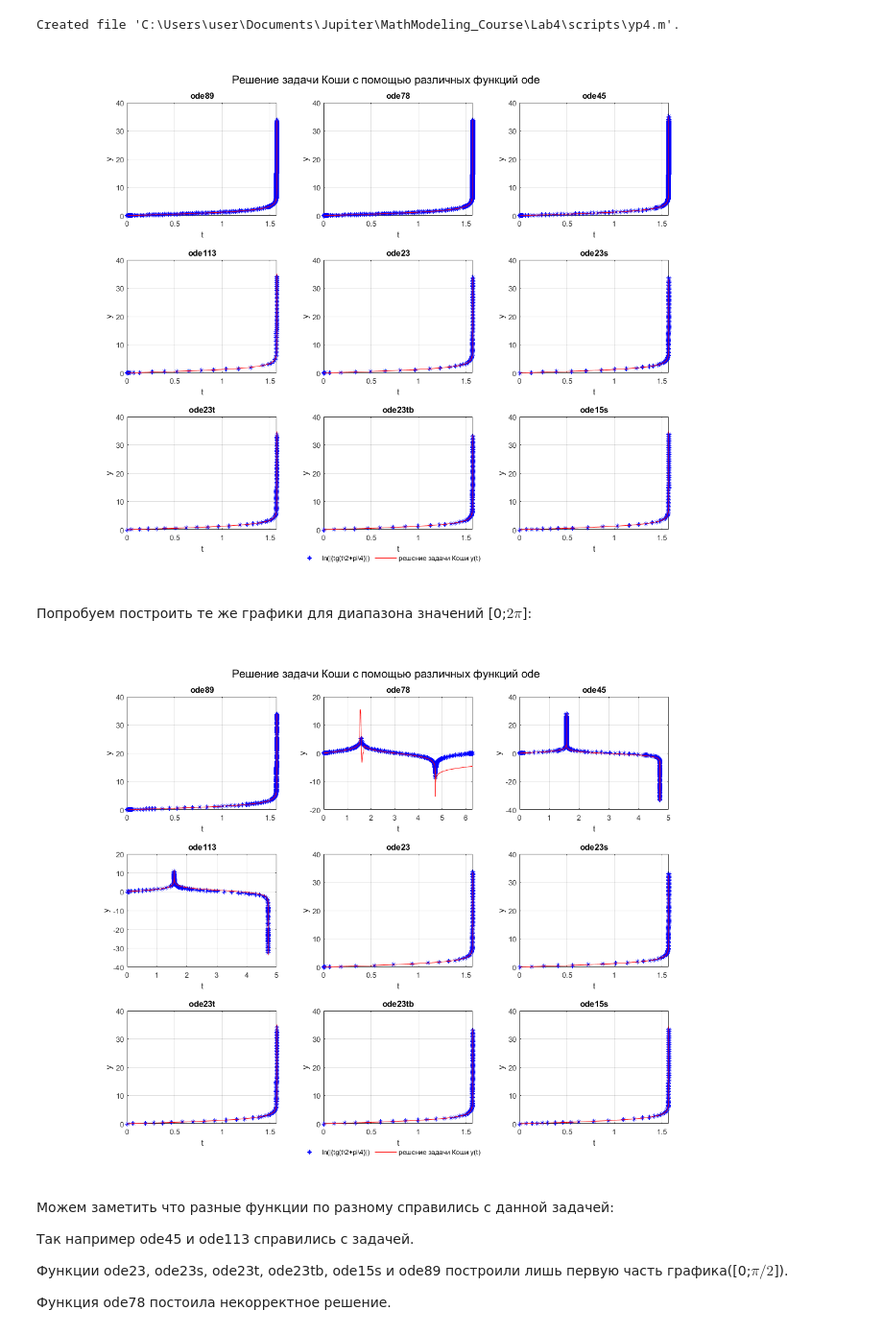
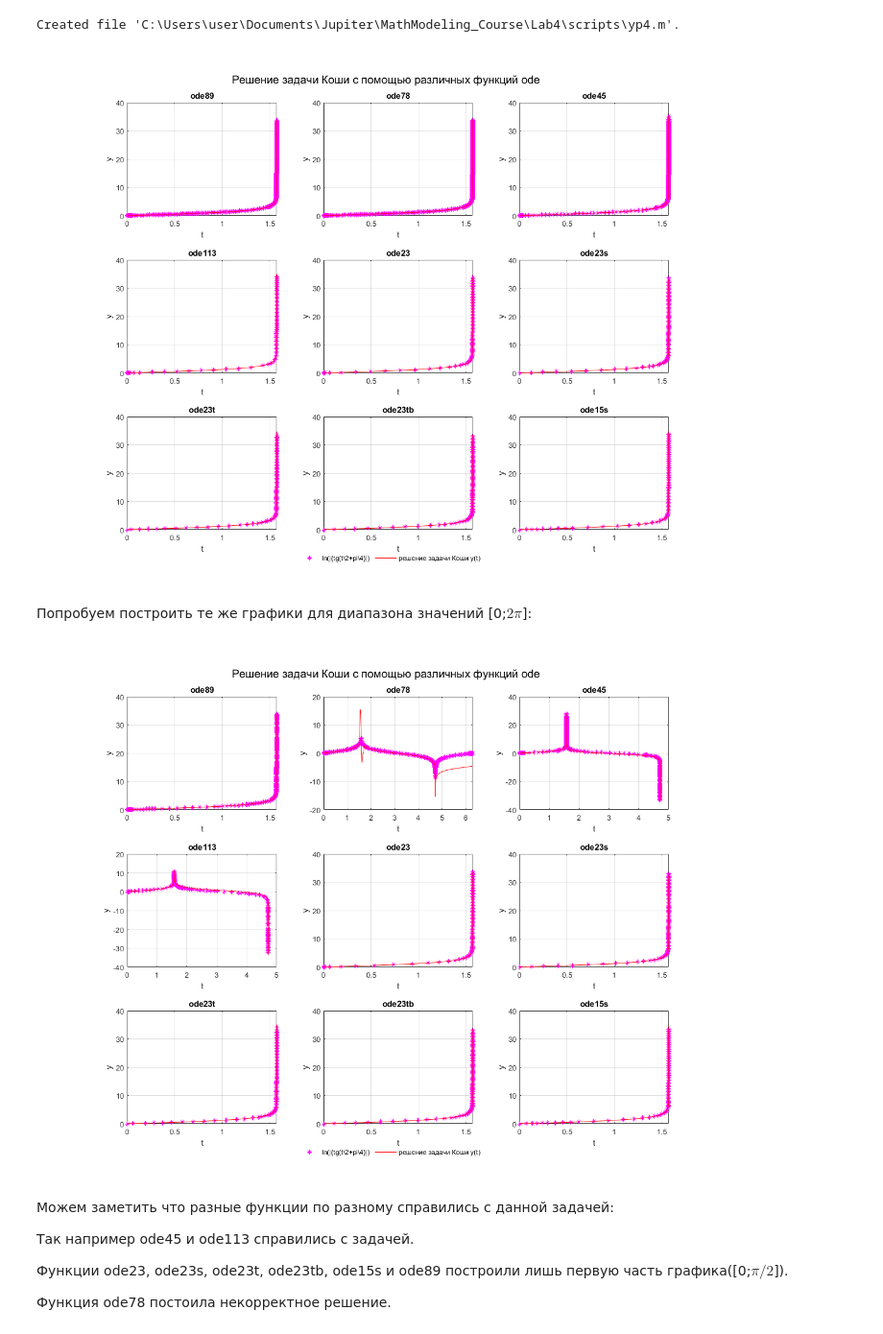
Before and after one commit to Gusarov2906/MathModeling_Course, a Jupyter notebook: Lab4/Lab4.ipynb, the cells around one changed output. Shown at 96% size. Drawn from its saved outputs; the diff is of its cells as text; code cells hidden in the pictures.

```diff
--- a/Lab4/Lab4.ipynb
+++ b/Lab4/Lab4.ipynb
@@ -651,8 +651,8 @@ sgtitle("Решение задачи Коши с помощью различны
 
 [t,Y]=ode89('yp4',[0 pi/2], 0);
 subplot(3,3,1)
-plot(t,log(abs(tan(t./2+pi./4))),'b*',t,Y,'r');
-%plot(t,2.^t./log(2),'b*',t,Y,'r');
+plot(t,log(abs(tan(t./2+pi./4))),'m*',t,Y,'r');
+%plot(t,2.^t./log(2),'m*',t,Y,'r');
 title("ode89")
 xlabel("t")
 ylabel("y")
@@ -660,7 +660,7 @@ grid on;
 
 [t,Y]=ode78('yp4',[0 pi/2], 0);
 subplot(3,3,2)
-plot(t,log(abs(tan(t./2+pi./4))),'b*',t,Y,'r');
+plot(t,log(abs(tan(t./2+pi./4))),'m*',t,Y,'r');
 title("ode78")
 xlabel("t")
 ylabel("y")
@@ -668,7 +668,7 @@ grid on;
 
 [t,Y]=ode45('yp4',[0 pi/2], 0);
 subplot(3,3,3)
-plot(t,log(abs(tan(t./2+pi./4))),'b*',t,Y,'r');
+plot(t,log(abs(tan(t./2+pi./4))),'m*',t,Y,'r');
 title("ode45")
 xlabel("t")
 ylabel("y")
@@ -676,7 +676,7 @@ grid on;
 
 [t,Y]=ode113('yp4',[0 pi/2], 0);
 subplot(3,3,4)
-plot(t,log(abs(tan(t./2+pi./4))),'b*',t,Y,'r');
+plot(t,log(abs(tan(t./2+pi./4))),'m*',t,Y,'r');
 title("ode113")
 xlabel("t")
 ylabel("y")
@@ -684,7 +684,7 @@ grid on;
 
 [t,Y]=ode23('yp4',[0 pi/2], 0);
 subplot(3,3,5)
-plot(t,log(abs(tan(t./2+pi./4))),'b*',t,Y,'r');
+plot(t,log(abs(tan(t./2+pi./4))),'m*',t,Y,'r');
 title("ode23")
 xlabel("t")
 ylabel("y")
@@ -692,42 +692,42 @@ grid on;
 
 [t,Y]=ode23s('yp4',[0 pi/2], 0);
 subplot(3,3,6)
-plot(t,log(abs(tan(t./2+pi./4))),'b*',t,Y,'r');
+plot(t,log(abs(tan(t./2+pi./4))),'m*',t,Y,'r');
 title("ode23s")
 xlabel("t")
 ylabel("y")
 grid on;
 
 [t,Y]=ode23t('yp4',[0 pi/2], 0);
 subplot(3,3,7)
-plot(t,log(abs(tan(t./2+pi./4))),'b*',t,Y,'r');
+plot(t,log(abs(tan(t./2+pi./4))),'m*',t,Y,'r');
 title("ode23t")
 xlabel("t")
 ylabel("y")
 grid on;
 
 [t,Y]=ode23tb('yp4',[0 pi/2], 0);
 subplot(3,3,8)
-plot(t,log(abs(tan(t./2+pi./4))),'b*',t,Y,'r');
+plot(t,log(abs(tan(t./2+pi./4))),'m*',t,Y,'r');
 title("ode23tb")
 xlabel("t")
 ylabel("y")
 grid on;
 
 [t,Y]=ode15s('yp4',[0 pi/2], 0);
 subplot(3,3,9)
-plot(t,log(abs(tan(t./2+pi./4))),'b*',t,Y,'r');
+plot(t,log(abs(tan(t./2+pi./4))),'m*',t,Y,'r');
 title("ode15s")
 xlabel("t")
 ylabel("y")
 grid on;
 
 leg1=legend("ln(|{tg(t\2+pi\4}|)", "решение задачи Коши y(t)", "Location", "southoutside", "NumColumns", 2);
 legend("boxoff")
 set(leg1,'Position',[0.5 0.05 0.01 0.01]);
 saveas(gcf, "images/graph7.png")
 # %% [output]
-[figure, old version]
+[figure, new version]
 # %% [markdown]
 Попробуем построить те же графики для диапазона значений [0;$2\pi$]:
 # %%
@@ -739,8 +739,8 @@ sgtitle("Решение задачи Коши с помощью различны
 
 [t,Y]=ode89('yp4',[0 pi*2], 0);
 subplot(3,3,1)
-plot(t,log(abs(tan(t./2+pi./4))),'b*',t,Y,'r');
-%plot(t,2.^t./log(2),'b*',t,Y,'r');
+plot(t,log(abs(tan(t./2+pi./4))),'m*',t,Y,'r');
+%plot(t,2.^t./log(2),'m*',t,Y,'r');
 title("ode89")
 xlabel("t")
 ylabel("y")
@@ -748,7 +748,7 @@ grid on;
 
 [t,Y]=ode78('yp4',[0 pi*2], 0);
 subplot(3,3,2)
-plot(t,log(abs(tan(t./2+pi./4))),'b*',t,Y,'r');
+plot(t,log(abs(tan(t./2+pi./4))),'m*',t,Y,'r');
 title("ode78")
 xlabel("t")
 ylabel("y")
@@ -756,7 +756,7 @@ grid on;
 
 [t,Y]=ode45('yp4',[0 pi*2], 0);
 subplot(3,3,3)
-plot(t,log(abs(tan(t./2+pi./4))),'b*',t,Y,'r');
+plot(t,log(abs(tan(t./2+pi./4))),'m*',t,Y,'r');
 title("ode45")
 xlabel("t")
 ylabel("y")
@@ -764,7 +764,7 @@ grid on;
 
 [t,Y]=ode113('yp4',[0 pi*2], 0);
 subplot(3,3,4)
-plot(t,log(abs(tan(t./2+pi./4))),'b*',t,Y,'r');
+plot(t,log(abs(tan(t./2+pi./4))),'m*',t,Y,'r');
 title("ode113")
 xlabel("t")
 ylabel("y")
@@ -772,7 +772,7 @@ grid on;
 
 [t,Y]=ode23('yp4',[0 pi*2], 0);
 subplot(3,3,5)
-plot(t,log(abs(tan(t./2+pi./4))),'b*',t,Y,'r');
+plot(t,log(abs(tan(t./2+pi./4))),'m*',t,Y,'r');
 title("ode23")
 xlabel("t")
 ylabel("y")
@@ -780,7 +780,7 @@ grid on;
 
 [t,Y]=ode23s('yp4',[0 pi*2], 0);
 subplot(3,3,6)
-plot(t,log(abs(tan(t./2+pi./4))),'b*',t,Y,'r');
+plot(t,log(abs(tan(t./2+pi./4))),'m*',t,Y,'r');
 title("ode23s")
 xlabel("t")
 ylabel("y")
@@ -788,7 +788,7 @@ grid on;
 
 [t,Y]=ode23t('yp4',[0 pi*2], 0);
 subplot(3,3,7)
-plot(t,log(abs(tan(t./2+pi./4))),'b*',t,Y,'r');
+plot(t,log(abs(tan(t./2+pi./4))),'m*',t,Y,'r');
 title("ode23t")
 xlabel("t")
 ylabel("y")
@@ -796,7 +796,7 @@ grid on;
 
 [t,Y]=ode23tb('yp4',[0 pi*2], 0);
 subplot(3,3,8)
-plot(t,log(abs(tan(t./2+pi./4))),'b*',t,Y,'r');
+plot(t,log(abs(tan(t./2+pi./4))),'m*',t,Y,'r');
 title("ode23tb")
 xlabel("t")
 ylabel("y")
@@ -804,7 +804,7 @@ grid on;
 
 [t,Y]=ode15s('yp4',[0 pi*2], 0);
 subplot(3,3,9)
-plot(t,log(abs(tan(t./2+pi./4))),'b*',t,Y,'r');
+plot(t,log(abs(tan(t./2+pi./4))),'m*',t,Y,'r');
 title("ode15s")
 xlabel("t")
 ylabel("y")
@@ -813,9 +813,9 @@ grid on;
 leg1=legend("ln(|{tg(t\2+pi\4}|)", "решение задачи Коши y(t)", "Location", "southoutside", "NumColumns", 2);
 legend("boxoff")
 set(leg1,'Position',[0.5 0.05 0.01 0.01]);
-saveas(gcf, "images/graph7.png")
+saveas(gcf, "images/graph8.png")
 # %% [output]
-[figure, old version]
+[figure, new version]
 # %% [markdown]
 Можем заметить что разные функции по разному справились с данной задачей:
 
```
Also changed, not shown: parts of 8 cells of this notebook, 9 other files.
